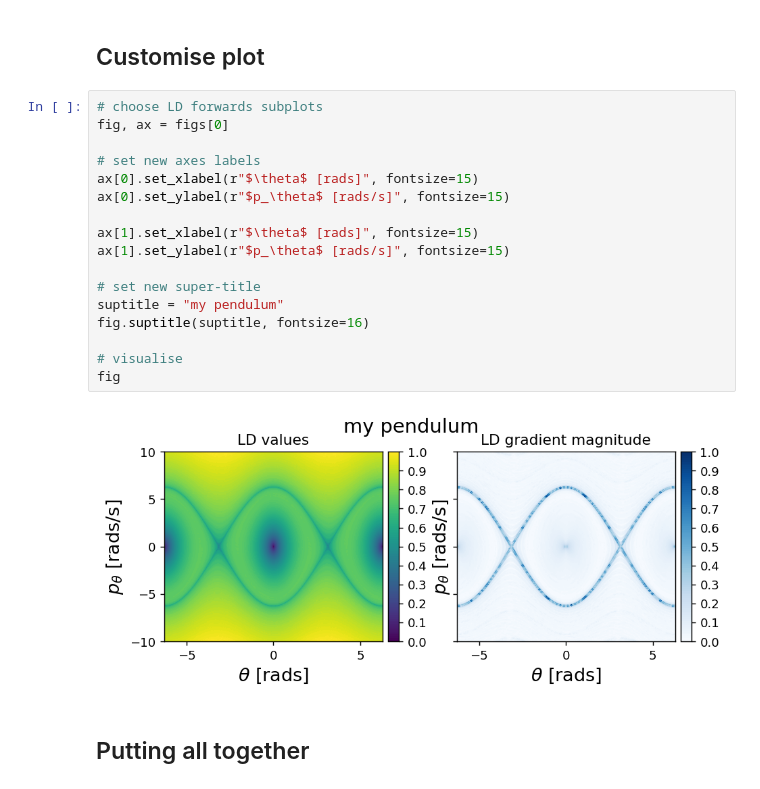
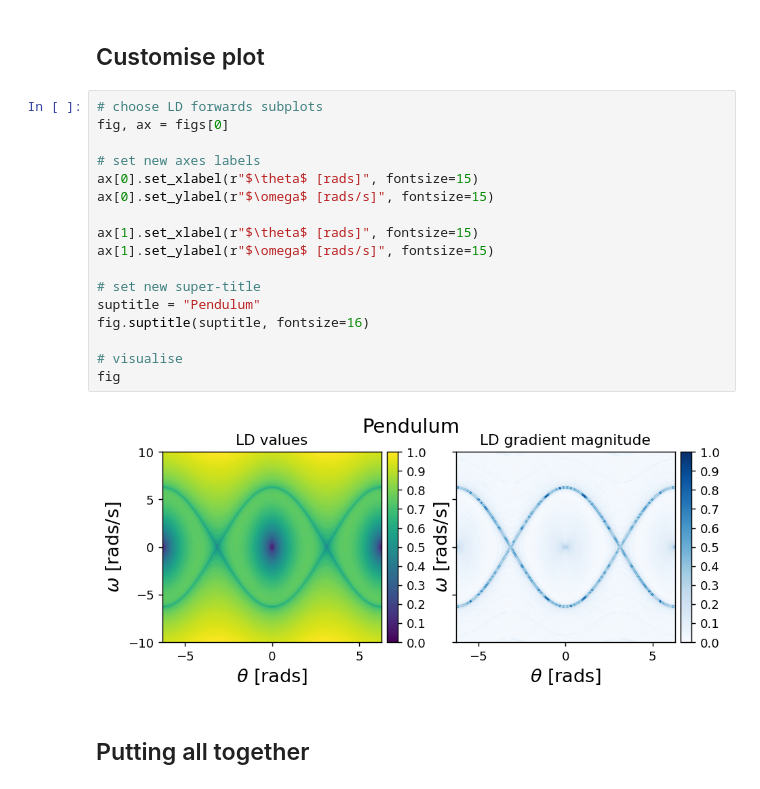
Before and after one commit to champsproject/ldds, a Jupyter notebook: tutorials/demo/LD_pendulum.ipynb, the cells around one changed output. Saved outputs shown, nothing was run; the diff lists cells and outputs as text.

Commit message:
Corrected labels in plots

```diff
--- a/tutorials/demo/LD_pendulum.ipynb
+++ b/tutorials/demo/LD_pendulum.ipynb
@@ -134,22 +134,22 @@ figs = draw_all_lds(LD, [], grid_parameters, tau, p_value)
 # %%
 # choose LD forwards subplots
 fig, ax = figs[0]
 
 # set new axes labels
 ax[0].set_xlabel(r"$\theta$ [rads]", fontsize=15)
-ax[0].set_ylabel(r"$p_\theta$ [rads/s]", fontsize=15)
+ax[0].set_ylabel(r"$\omega$ [rads/s]", fontsize=15)
 
 ax[1].set_xlabel(r"$\theta$ [rads]", fontsize=15)
-ax[1].set_ylabel(r"$p_\theta$ [rads/s]", fontsize=15)
+ax[1].set_ylabel(r"$\omega$ [rads/s]", fontsize=15)
 
 # set new super-title
-suptitle = "my pendulum"
+suptitle = "Pendulum"
 fig.suptitle(suptitle, fontsize=16)
 
 # visualise
 fig
 # %% [output]
-[figure, old version]
+[figure, new version]
 # %% [markdown]
 ## Putting all together
 # %%
```
Also changed, not shown: parts of 7 cells of this notebook.
